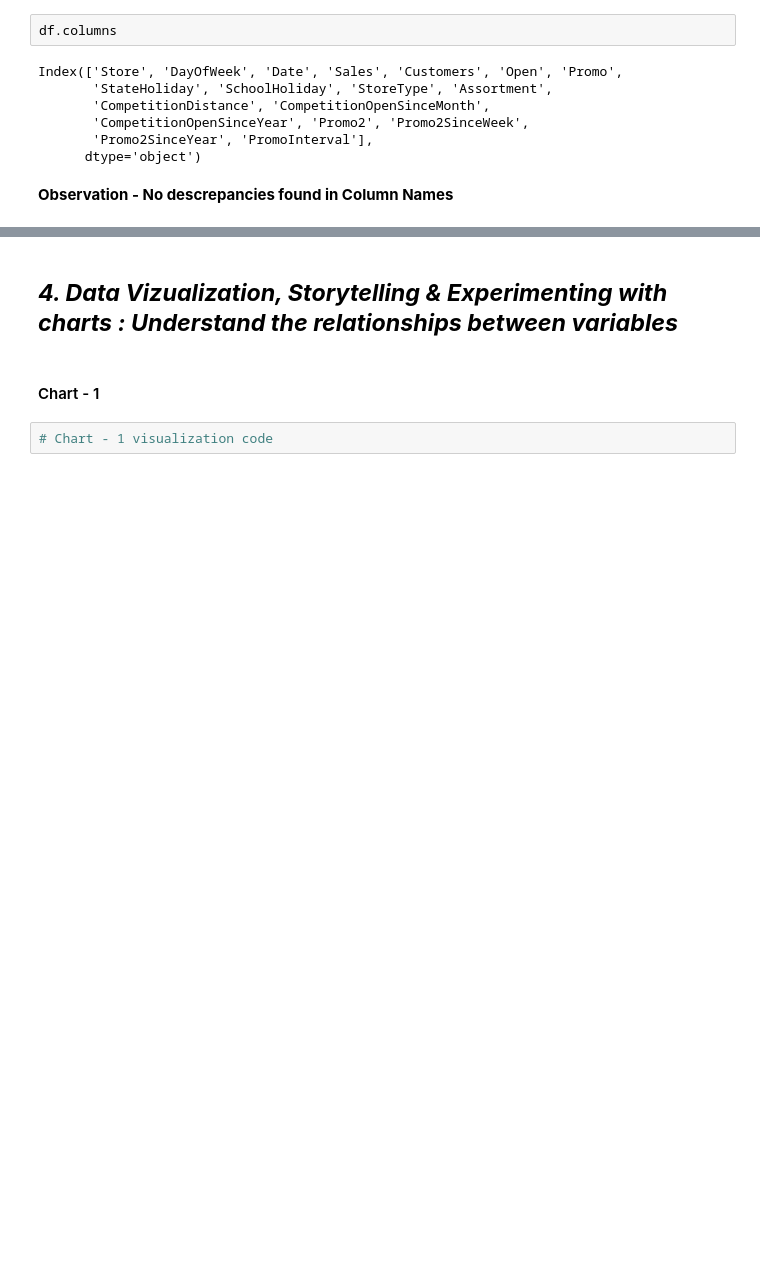
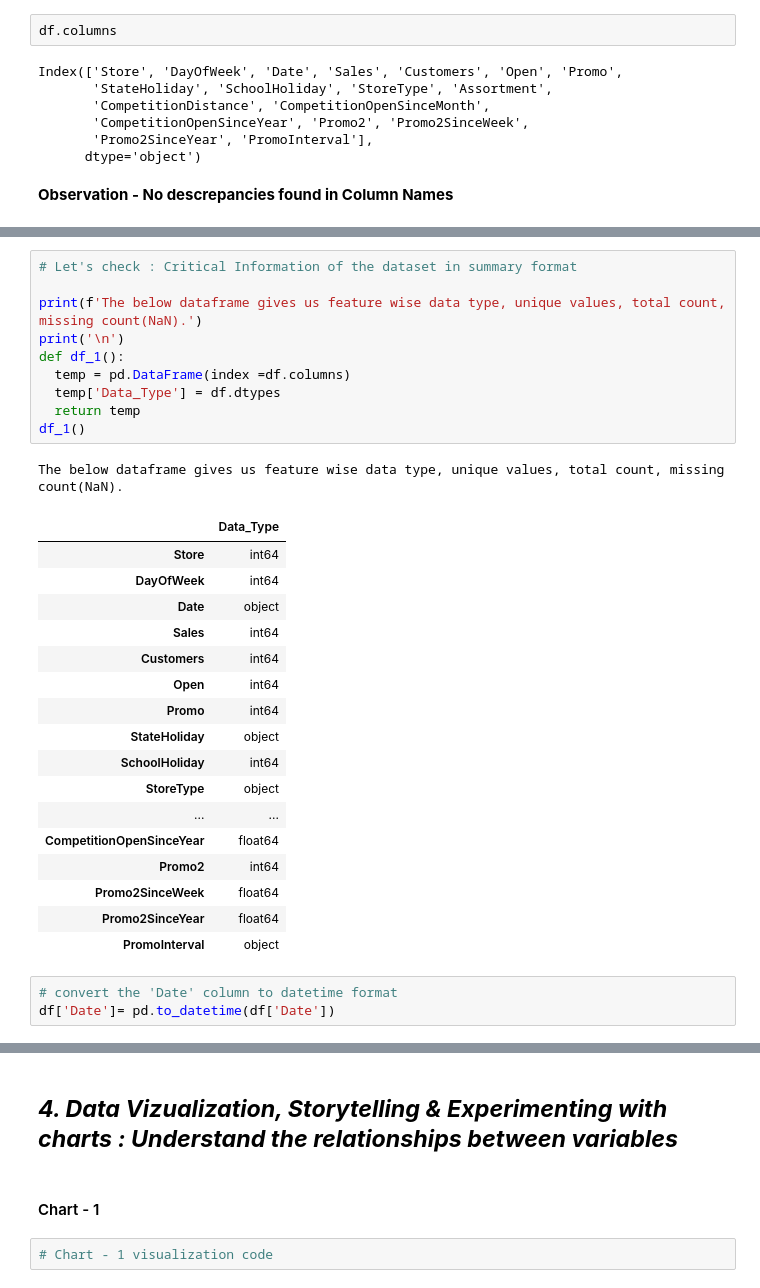
Before and after one commit to Sanddeep-K/Capstone---2_Retail_Sales_Prediction-Supervised-ML---Regression-, a Jupyter notebook: Capstone_2_Retail_Sales_Prediction.ipynb, the cells around one changed output, grey strips where cells are left out. Saved outputs shown, nothing was run; the diff lists cells and outputs as text; blank space fills up the shorter version.

```diff
--- a/Capstone_2_Retail_Sales_Prediction.ipynb
+++ b/Capstone_2_Retail_Sales_Prediction.ipynb
@@ -1345,0 +1354,32 @@ Index(['Store', 'DayOfWeek', 'Date', 'Sales', 'Customers', 'Open', 'Promo',
+# %%
+# Let's check : Critical Information of the dataset in summary format
+
+print(f'The below dataframe gives us feature wise data type, unique values, total count, missing count(NaN).')
+print('\n')
+def df_1():
+  temp = pd.DataFrame(index =df.columns)
+  temp['Data_Type'] = df.dtypes
+  return temp
+df_1()
+# %% [output]
+The below dataframe gives us feature wise data type, unique values, total count, missing count(NaN).
+|  | Data_Type |
+| Store | int64 |
+| DayOfWeek | int64 |
+| Date | object |
+| Sales | int64 |
+| Customers | int64 |
+| Open | int64 |
+| Promo | int64 |
+| StateHoliday | object |
+| SchoolHoliday | int64 |
+| StoreType | object |
+| ... | ... |
+| CompetitionOpenSinceYear | float64 |
+| Promo2 | int64 |
+| Promo2SinceWeek | float64 |
+| Promo2SinceYear | float64 |
+| PromoInterval | object |
+# %%
+# convert the 'Date' column to datetime format
+df['Date']= pd.to_datetime(df['Date'])
```
Also changed, not shown: parts of 31 cells of this notebook.
